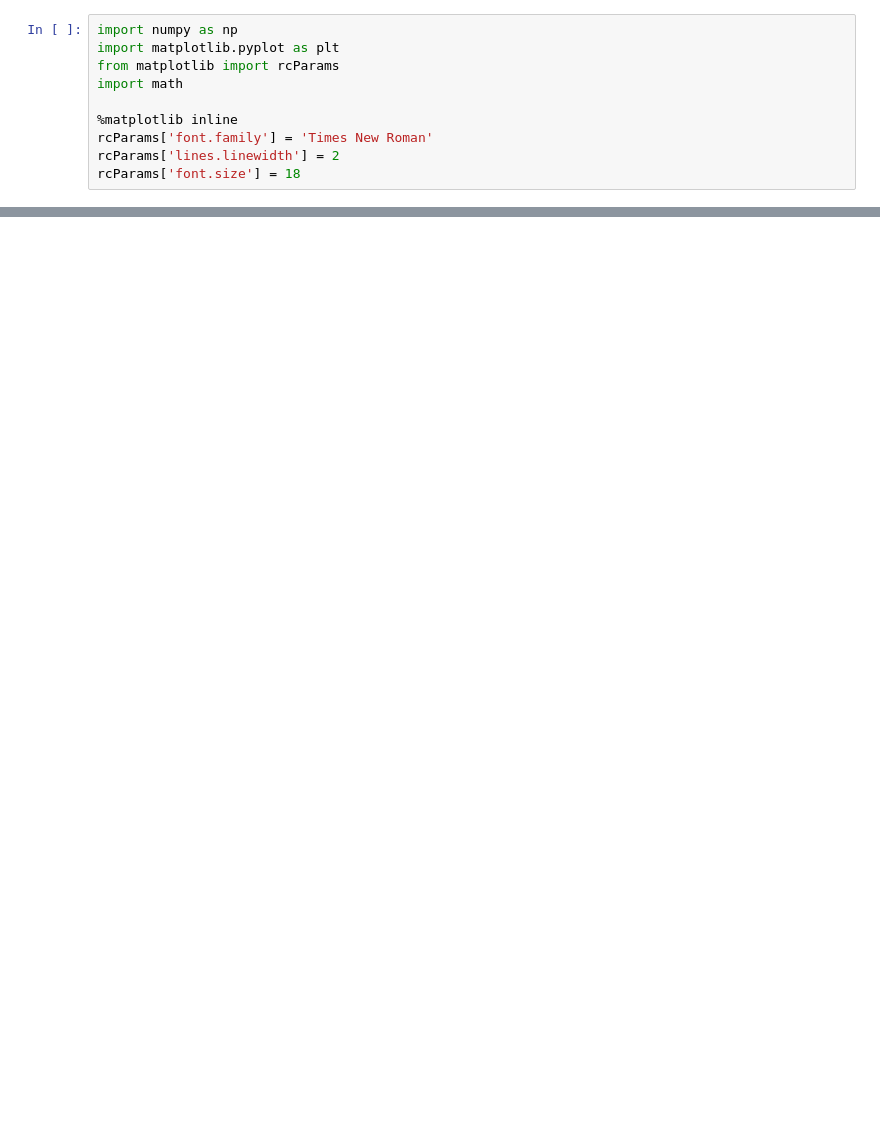
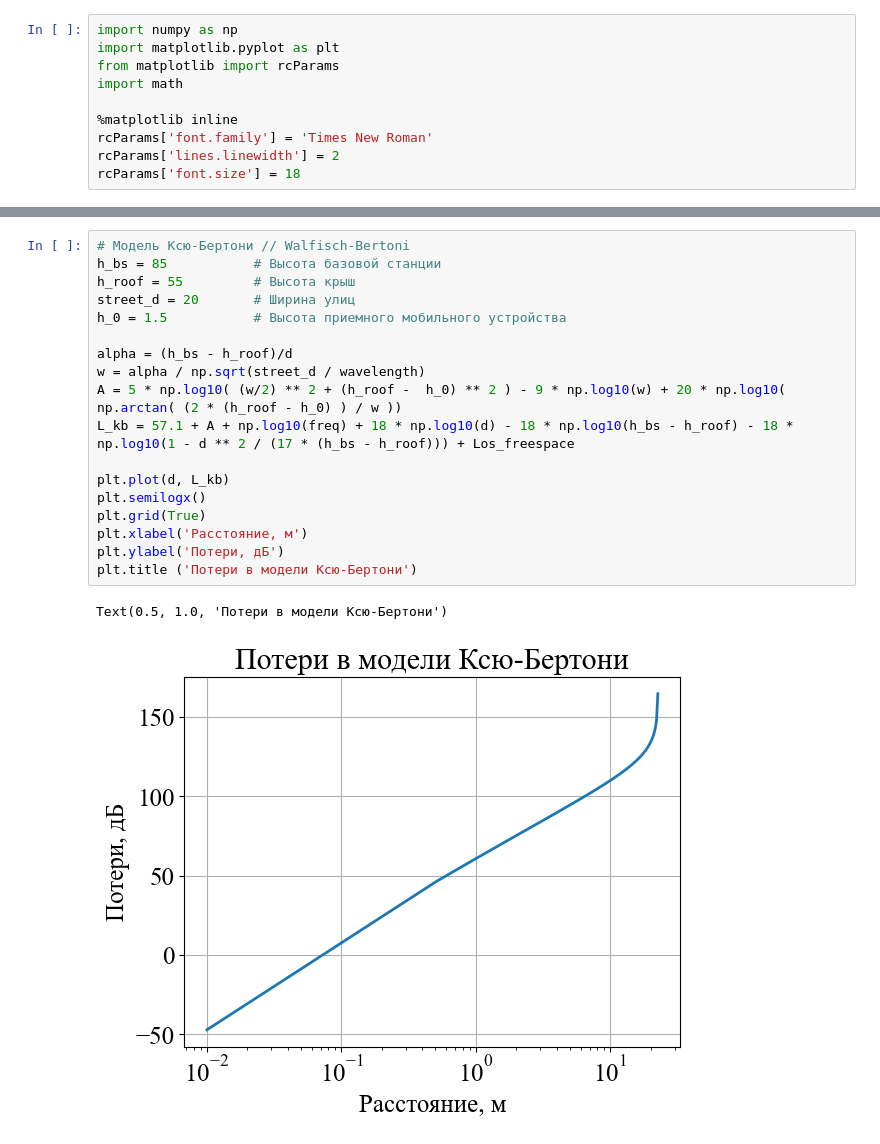
Before and after one commit to liveinscarlet/Study, a Jupyter notebook: Шапошникова/Propogation_losses/Propogation losses.ipynb, the cells around one changed output, grey strips where cells are left out. Saved outputs shown, nothing was run; the diff lists cells and outputs as text; blank space fills up the shorter version.

```diff
--- a/Шапошникова/Propogation_losses/Propogation losses.ipynb
+++ b/Шапошникова/Propogation_losses/Propogation losses.ipynb
@@ -28,0 +55,21 @@ plt.semilogx()
+# %%
+# Модель Ксю-Бертони // Walfisch-Bertoni
+h_bs = 85           # Высота базовой станции
+h_roof = 55         # Высота крыш
+street_d = 20       # Ширина улиц
+h_0 = 1.5           # Высота приемного мобильного устройства
+
+alpha = (h_bs - h_roof)/d
+w = alpha / np.sqrt(street_d / wavelength)
+A = 5 * np.log10( (w/2) ** 2 + (h_roof -  h_0) ** 2 ) - 9 * np.log10(w) + 20 * np.log10( np.arctan( (2 * (h_roof - h_0) ) / w ))
+L_kb = 57.1 + A + np.log10(freq) + 18 * np.log10(d) - 18 * np.log10(h_bs - h_roof) - 18 * np.log10(1 - d ** 2 / (17 * (h_bs - h_roof))) + Los_freespace
+
+plt.plot(d, L_kb)
+plt.semilogx()
+plt.grid(True)
+plt.xlabel('Расстояние, м')
+plt.ylabel('Потери, дБ')
+plt.title ('Потери в модели Ксю-Бертони')
+# %% [output]
+Text(0.5, 1.0, 'Потери в модели Ксю-Бертони')
+[figure, added]
```
Also changed, not shown: parts of 3 cells of this notebook.
